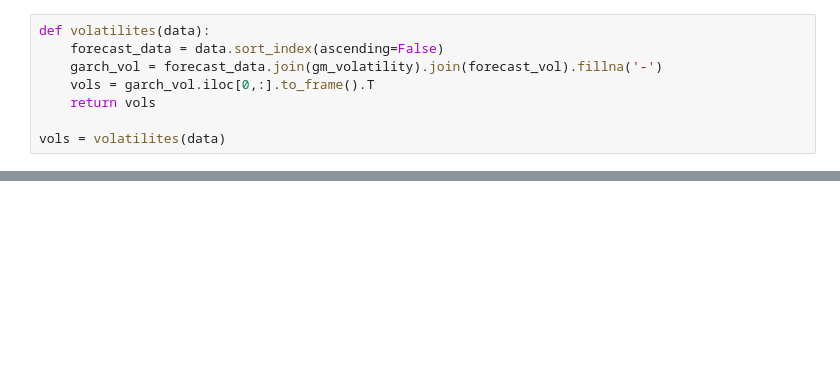
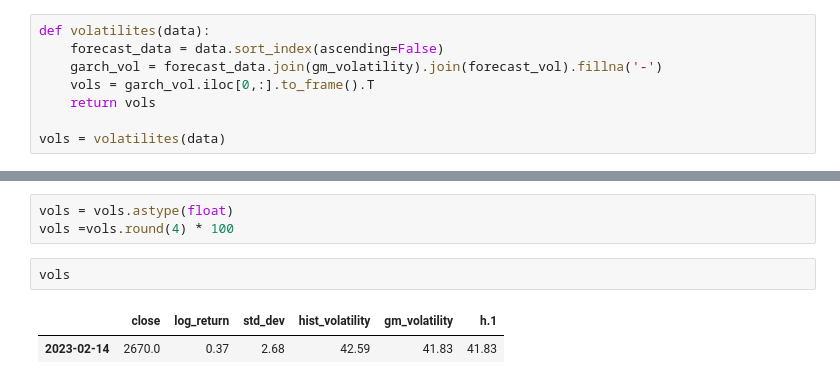
Before and after one commit to roger-ds/quant-trade, a Jupyter notebook: assets/garch-volatilidade-python.ipynb, the cells around one changed output, grey strips where cells are left out. Drawn from its saved outputs; the diff is of its cells as text; blank space fills up the shorter version.

```diff
--- a/assets/garch-volatilidade-python.ipynb
+++ b/assets/garch-volatilidade-python.ipynb
@@ -300,0 +301,8 @@ vols
+# %%
+vols = vols.astype(float)
+vols =vols.round(4) * 100
+# %%
+vols
+# %% [output]
+|  | close | log_return | std_dev | hist_volatility | gm_volatility | h.1 |
+| 2023-02-14 | 2670.0 | 0.37 | 2.68 | 42.59 | 41.83 | 41.83 |
```
Also changed, not shown: parts of 14 cells of this notebook, 8 other files.
